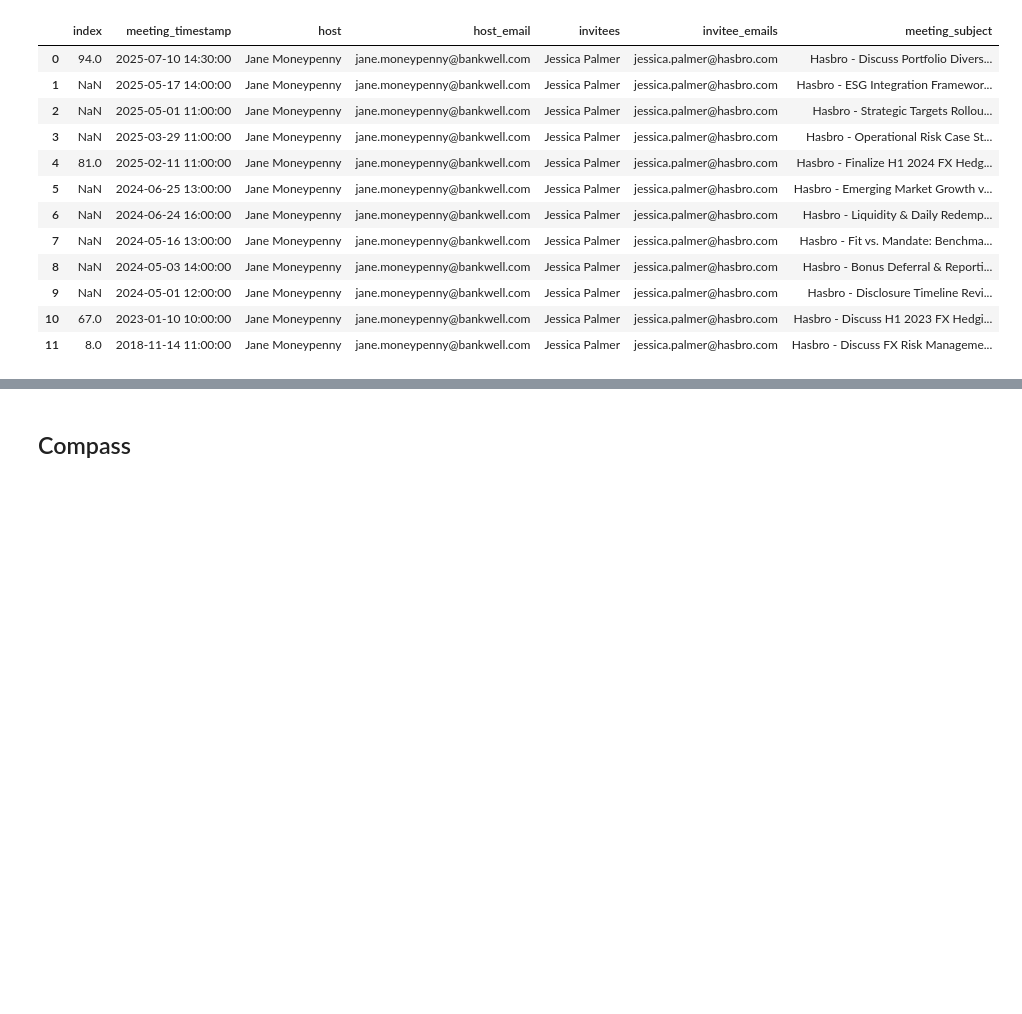
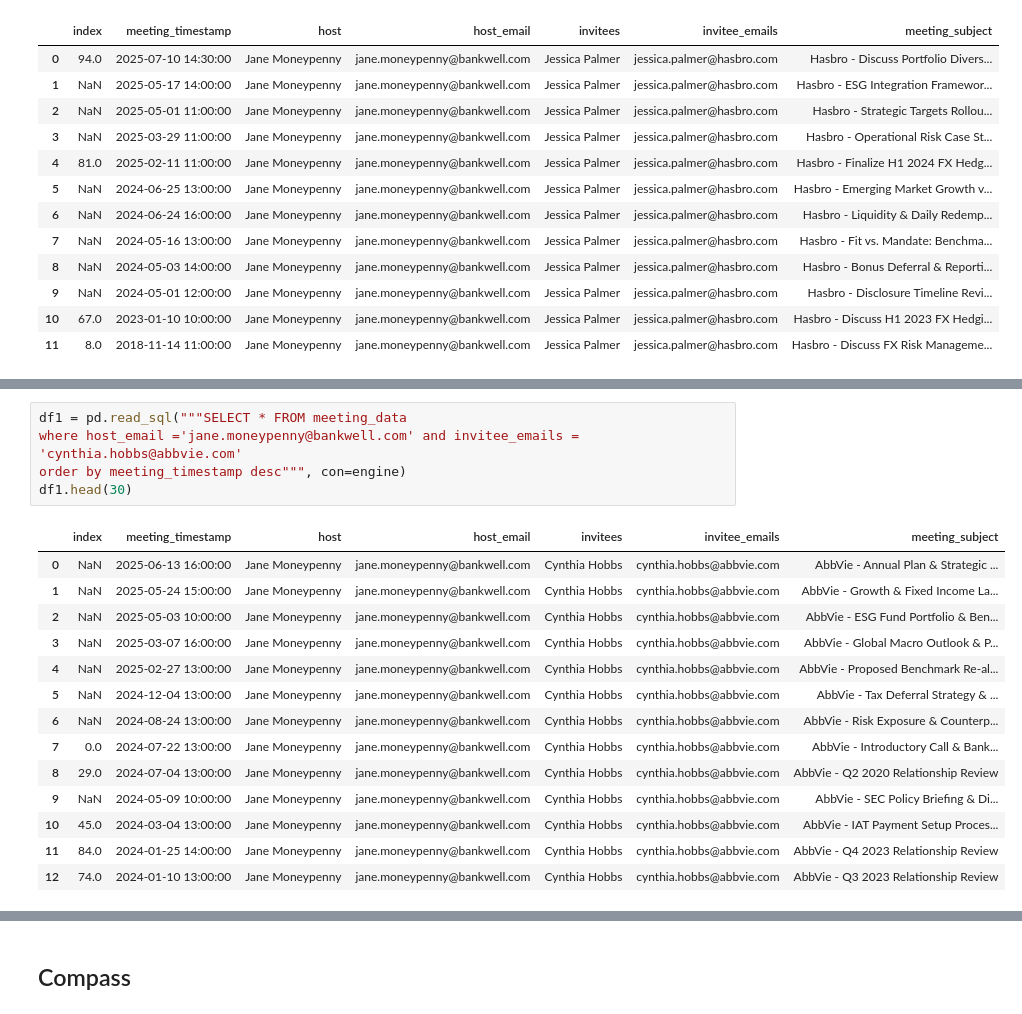
Before and after one commit to ConvoAI-Capstone-SpSu2025/currensee, a Jupyter notebook: notebooks/1.0-data_loading/8.0-update-meeting-dates.ipynb, the cells around one changed output, grey strips where cells are left out. Cells and saved outputs as stored; diff of their text form; blank space fills up the shorter version.

```diff
--- a/notebooks/1.0-data_loading/8.0-update-meeting-dates.ipynb
+++ b/notebooks/1.0-data_loading/8.0-update-meeting-dates.ipynb
@@ -156,0 +335,20 @@ df.head(10)
+# %%
+df1 = pd.read_sql("""SELECT * FROM meeting_data
+where host_email ='jane.moneypenny@bankwell.com' and invitee_emails = 'cynthia.hobbs@abbvie.com'
+order by meeting_timestamp desc""", con=engine)
+df1.head(30)
+# %% [output]
+|  | index | meeting_timestamp | host | host_email | invitees | invitee_emails | meeting_subject |
+| 0 | NaN | 2025-06-13 16:00:00 | Jane Moneypenny | jane.moneypenny@bankwell.com | Cynthia Hobbs | cynthia.hobbs@abbvie.com | AbbVie - Annual Plan & Strategic ... |
+| 1 | NaN | 2025-05-24 15:00:00 | Jane Moneypenny | jane.moneypenny@bankwell.com | Cynthia Hobbs | cynthia.hobbs@abbvie.com | AbbVie - Growth & Fixed Income La... |
+| 2 | NaN | 2025-05-03 10:00:00 | Jane Moneypenny | jane.moneypenny@bankwell.com | Cynthia Hobbs | cynthia.hobbs@abbvie.com | AbbVie - ESG Fund Portfolio & Ben... |
+| 3 | NaN | 2025-03-07 16:00:00 | Jane Moneypenny | jane.moneypenny@bankwell.com | Cynthia Hobbs | cynthia.hobbs@abbvie.com | AbbVie - Global Macro Outlook & P... |
+| 4 | NaN | 2025-02-27 13:00:00 | Jane Moneypenny | jane.moneypenny@bankwell.com | Cynthia Hobbs | cynthia.hobbs@abbvie.com | AbbVie - Proposed Benchmark Re-al... |
+| 5 | NaN | 2024-12-04 13:00:00 | Jane Moneypenny | jane.moneypenny@bankwell.com | Cynthia Hobbs | cynthia.hobbs@abbvie.com | AbbVie - Tax Deferral Strategy & ... |
+| 6 | NaN | 2024-08-24 13:00:00 | Jane Moneypenny | jane.moneypenny@bankwell.com | Cynthia Hobbs | cynthia.hobbs@abbvie.com | AbbVie - Risk Exposure & Counterp... |
+| 7 | 0.0 | 2024-07-22 13:00:00 | Jane Moneypenny | jane.moneypenny@bankwell.com | Cynthia Hobbs | cynthia.hobbs@abbvie.com | AbbVie - Introductory Call & Bank... |
+| 8 | 29.0 | 2024-07-04 13:00:00 | Jane Moneypenny | jane.moneypenny@bankwell.com | Cynthia Hobbs | cynthia.hobbs@abbvie.com | AbbVie - Q2 2020 Relationship Review |
+| 9 | NaN | 2024-05-09 10:00:00 | Jane Moneypenny | jane.moneypenny@bankwell.com | Cynthia Hobbs | cynthia.hobbs@abbvie.com | AbbVie - SEC Policy Briefing & Di... |
+| 10 | 45.0 | 2024-03-04 13:00:00 | Jane Moneypenny | jane.moneypenny@bankwell.com | Cynthia Hobbs | cynthia.hobbs@abbvie.com | AbbVie - IAT Payment Setup Proces... |
+| 11 | 84.0 | 2024-01-25 14:00:00 | Jane Moneypenny | jane.moneypenny@bankwell.com | Cynthia Hobbs | cynthia.hobbs@abbvie.com | AbbVie - Q4 2023 Relationship Review |
+| 12 | 74.0 | 2024-01-10 13:00:00 | Jane Moneypenny | jane.moneypenny@bankwell.com | Cynthia Hobbs | cynthia.hobbs@abbvie.com | AbbVie - Q3 2023 Relationship Review |
```
Also changed, not shown: parts of 31 cells of this notebook, 3 other files.
